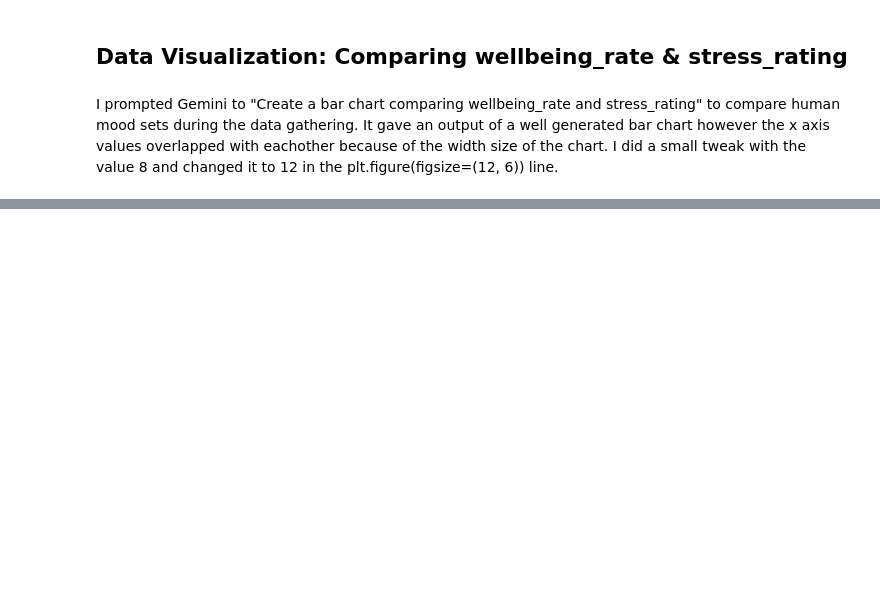
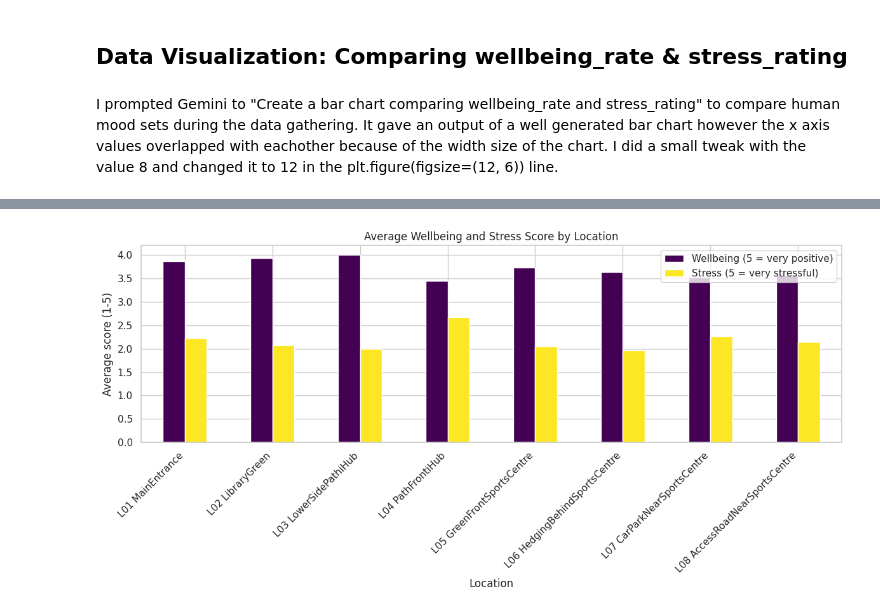
Before and after one commit to IREStephen/ML-project-colab, a Jupyter notebook: CampusDataSetProject.ipynb, the cells around one changed output, grey strips where cells are left out. Cells and saved outputs as stored; diff of their text form; code cells hidden in the pictures; blank space fills up the shorter version.

```diff
--- a/CampusDataSetProject.ipynb
+++ b/CampusDataSetProject.ipynb
@@ -71,2 +145,17 @@ primary_sound_type_nature                 object
 # %% [markdown]
 ## Label Encoder
+# %%
+from sklearn.preprocessing import LabelEncoder
+
+encoded_df = clean_df.copy()
+
+# Turn each location name into a whole-number ID
+le = LabelEncoder()
+encoded_df['location_code'] = le.fit_transform(encoded_df['location'])
+
+# Lookup table so every number can be traced back to a place
+location_lookup = pd.DataFrame({
+    'location_code': range(len(le.classes_)),
+    'location': le.classes_
+})
+display(location_lookup)
@@ -252,0 +332,14 @@ So setting that to 'None' makes sure that Colab shows everysingle row in the out
+# %%
+# Average wellbeing and stress at each location
+by_location = encoded_df.groupby('location')[['wellbeing_rating_score', 'stress_rating_score']].mean()
+
+by_location.plot(kind='bar', figsize=(12, 6), colormap='viridis')
+plt.title('Average Wellbeing and Stress Score by Location')
+plt.xlabel('Location')
+plt.ylabel('Average score (1-5)')
+plt.xticks(rotation=45, ha='right')
+plt.legend(['Wellbeing (5 = very positive)', 'Stress (5 = very stressful)'])
+plt.tight_layout()
+plt.show()
+# %% [output]
+[figure, added]
```
Also changed, not shown: parts of 22 cells of this notebook.
